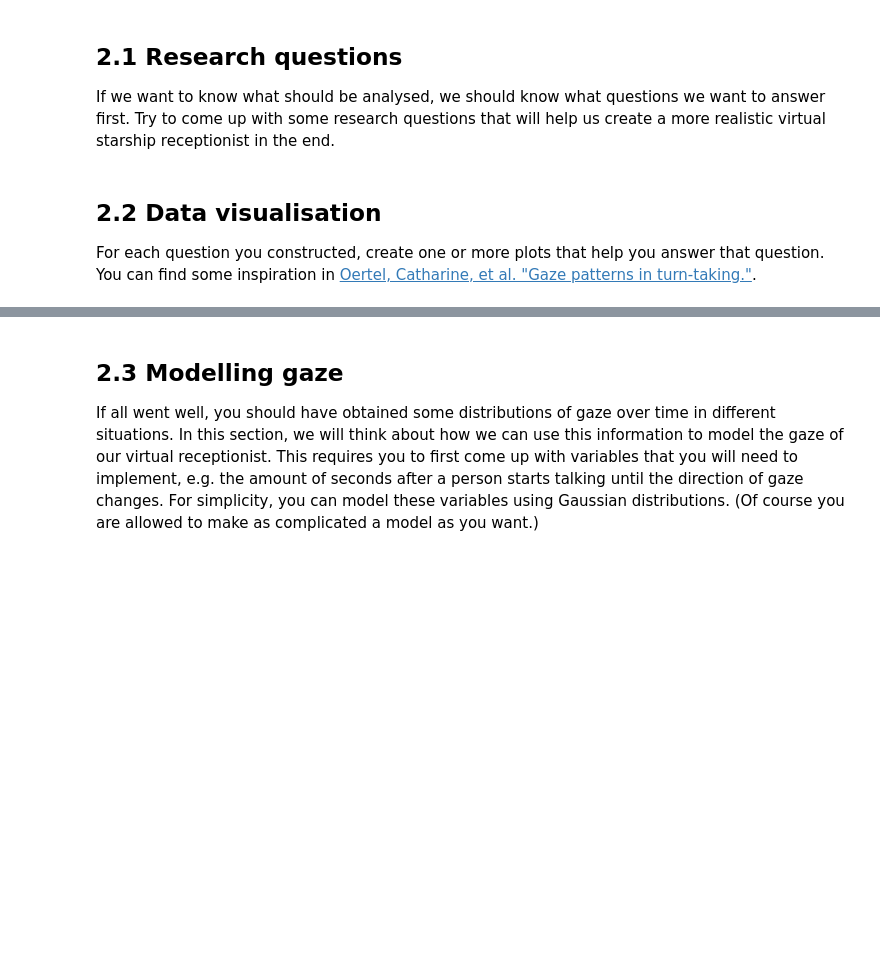
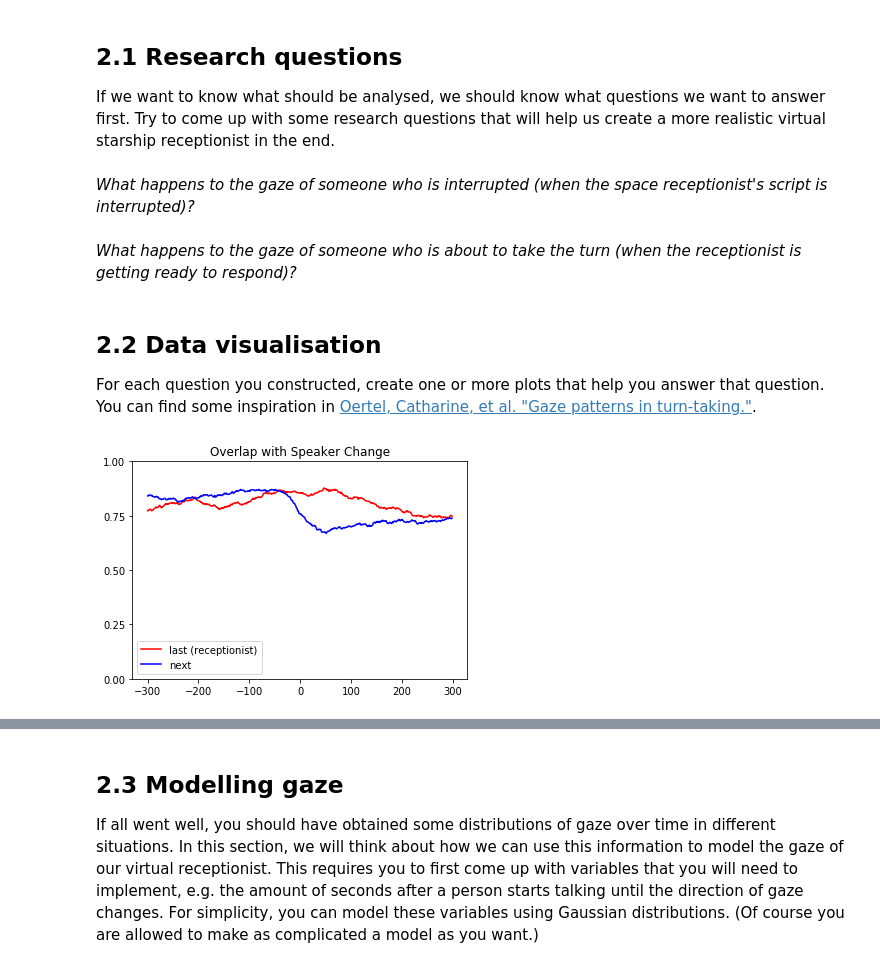
Before and after one commit to adis98/Conv_agents_grp_12, a Jupyter notebook: gaze_lab/CS4270 Gaze Lab.ipynb, the cells around one changed output, grey strips where cells are left out. Cells and saved outputs as stored; diff of their text form; code cells hidden in the pictures; blank space fills up the shorter version.

Commit message:
add data analysis

```diff
--- a/gaze_lab/CS4270 Gaze Lab.ipynb
+++ b/gaze_lab/CS4270 Gaze Lab.ipynb
@@ -533,6 +561,10 @@ for i in tqdm.tqdm(range(len(TARGET_FILES))):
 
 If we want to know what should be analysed, we should know what questions we want to answer first.
 Try to come up with some research questions that will help us create a more realistic virtual starship receptionist in the end.
+# %% [markdown]
+_What happens to the gaze of someone who is interrupted (when the space receptionist's script is interrupted)?_
+# %% [markdown]
+_What happens to the gaze of someone who is about to take the turn (when the receptionist is getting ready to respond)?_
 # %% [markdown]
 ## 2.2 Data visualisation
 
@@ -542,0 +575,18 @@ You can find some inspiration in [Oertel, Catharine, et al. "Gaze patterns in tu
+# %%
+X = [x for x in range(-300, 300)]
+Y = plot_data['OV_with_SC']['original']
+
+plt.plot(X, Y, 'r', label='last (receptionist)')
+plt.legend()
+
+X = [x for x in range(-300, 300)]
+Y = plot_data['OV_with_SC']['incoming']
+
+plt.plot(X, Y, 'b', label='next')
+plt.legend()
+plt.title('Overlap with Speaker Change')
+
+plt.yticks([0, .25, .50, .75, 1])
+plt.show()
+# %% [output]
+[figure, added]
```
Also changed, not shown: parts of 5 cells of this notebook.
